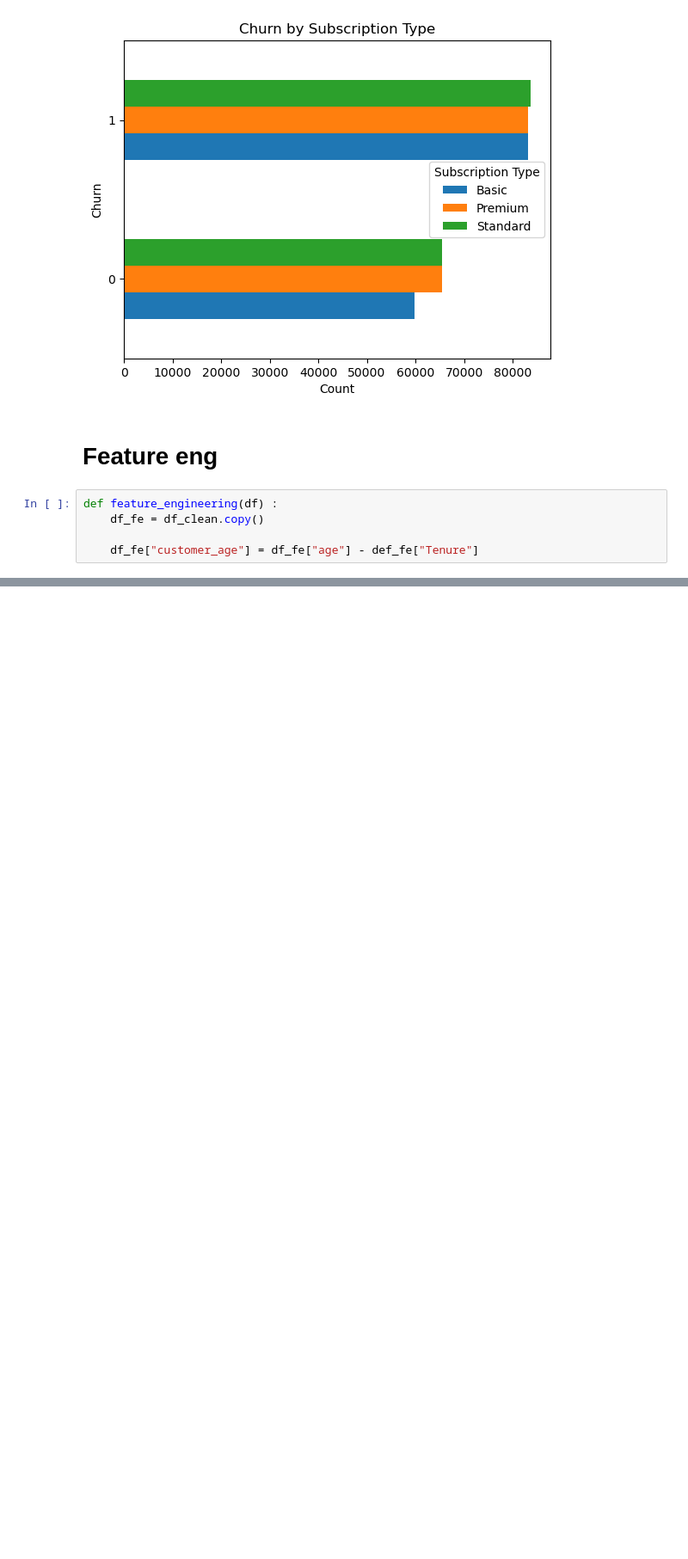
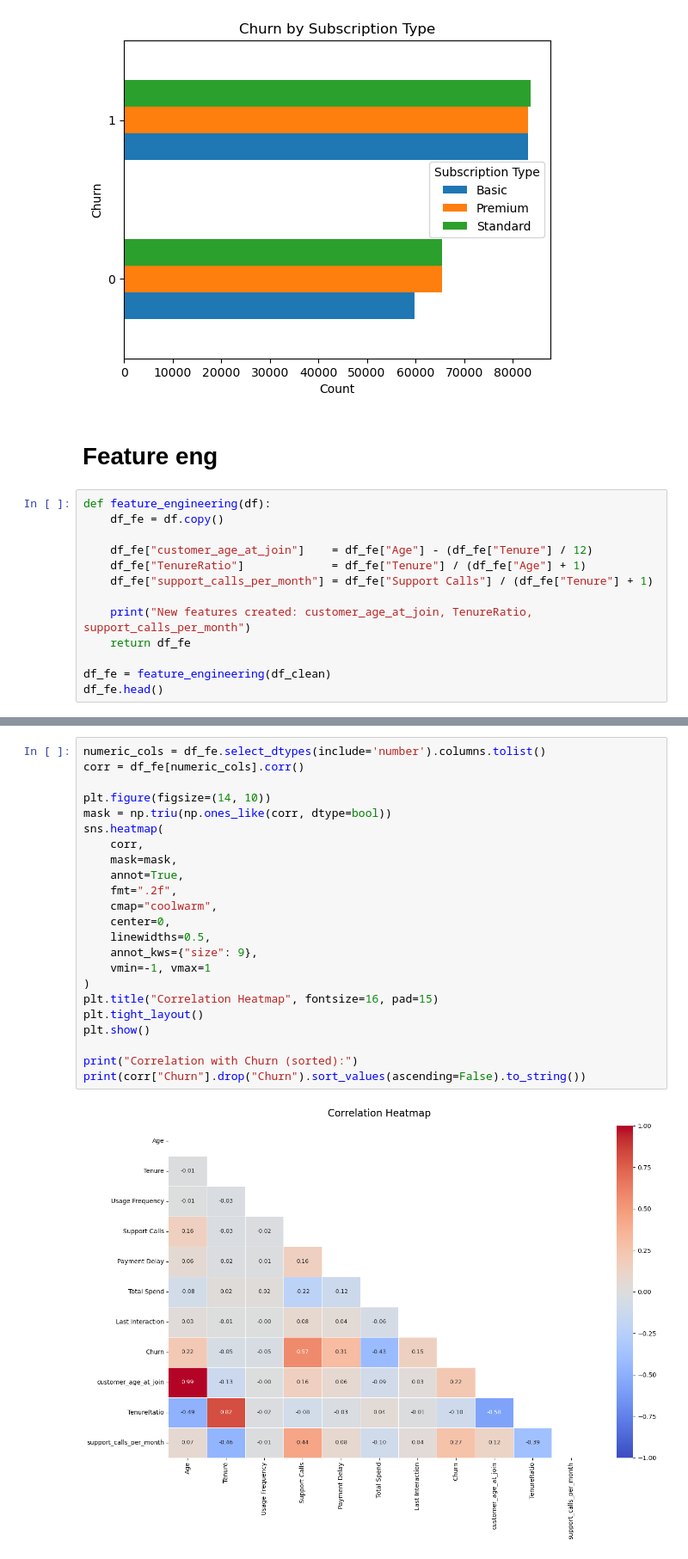
Before and after one commit to omaribrahim90/Customer-Churn, a Jupyter notebook: CustomerChurn.ipynb, the cells around one changed output, grey strips where cells are left out. Shown at 86% size. Saved outputs shown, nothing was run; the diff lists cells and outputs as text; blank space fills up the shorter version.

```diff
--- a/CustomerChurn.ipynb
+++ b/CustomerChurn.ipynb
@@ -299,7 +297,15 @@ age by tenure :
 # %% [markdown]
 # Feature eng
 # %%
-def feature_engineering(df) :
-    df_fe = df_clean.copy()
+def feature_engineering(df):
+    df_fe = df.copy()
 
-    df_fe["customer_age"] = df_fe["age"] - def_fe["Tenure"]
+    df_fe["customer_age_at_join"]    = df_fe["Age"] - (df_fe["Tenure"] / 12)
+    df_fe["TenureRatio"]             = df_fe["Tenure"] / (df_fe["Age"] + 1)
+    df_fe["support_calls_per_month"] = df_fe["Support Calls"] / (df_fe["Tenure"] + 1)
+
+    print("New features created: customer_age_at_join, TenureRatio, support_calls_per_month")
+    return df_fe
+
+df_fe = feature_engineering(df_clean)
+df_fe.head()
@@ -305,0 +320,25 @@ def feature_engineering(df) :
+# %%
+numeric_cols = df_fe.select_dtypes(include='number').columns.tolist()
+corr = df_fe[numeric_cols].corr()
+
+plt.figure(figsize=(14, 10))
+mask = np.triu(np.ones_like(corr, dtype=bool))
+sns.heatmap(
+    corr,
+    mask=mask,
+    annot=True,
+    fmt=".2f",
+    cmap="coolwarm",
+    center=0,
+    linewidths=0.5,
+    annot_kws={"size": 9},
+    vmin=-1, vmax=1
+)
+plt.title("Correlation Heatmap", fontsize=16, pad=15)
+plt.tight_layout()
+plt.show()
+
+print("Correlation with Churn (sorted):")
+print(corr["Churn"].drop("Churn").sort_values(ascending=False).to_string())
+# %% [output]
+[figure, added]
```
Also changed, not shown: parts of 11 cells of this notebook, 1 other file.
